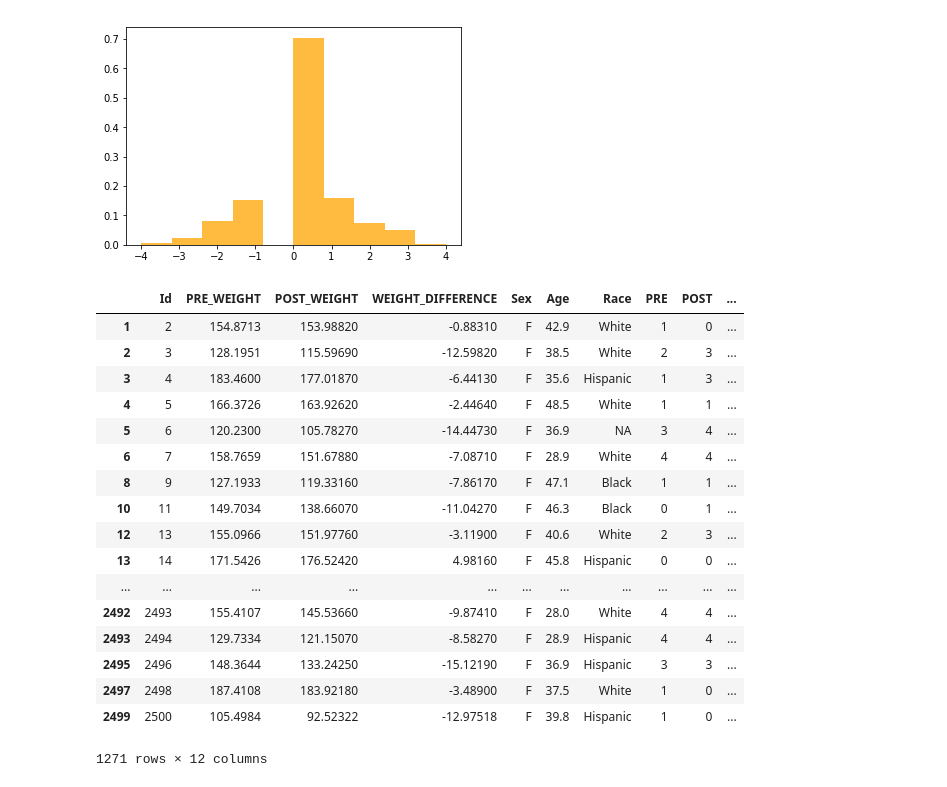
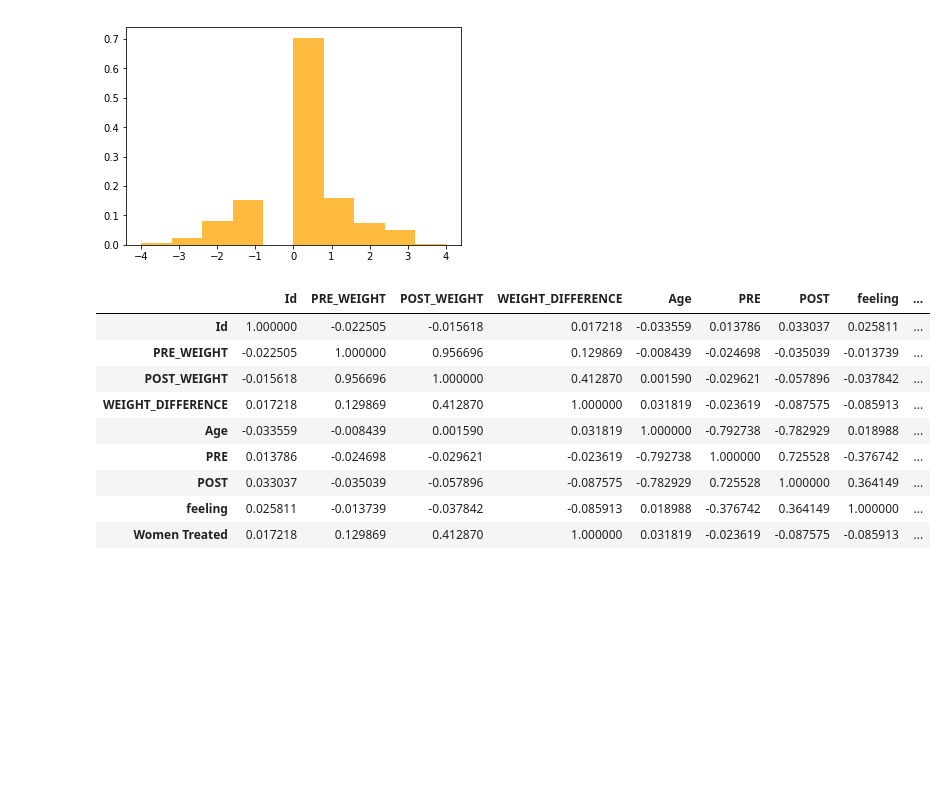
Before and after one commit to cho244/stanford_research, a Jupyter notebook: Data_Analysis.ipynb, the cells around one changed output. Cells and saved outputs as stored; diff of their text form; code cells hidden in the pictures; blank space fills up the shorter version.

```diff
--- a/Data_Analysis.ipynb
+++ b/Data_Analysis.ipynb
@@ -585,23 +563,15 @@ n, bins, patches = plt.hist(control_men['feeling'], 10, density=True, facecolor=
 # %% [output]
 [figure]
 # %%
-treated_women
+treated_women.corr()
 # %% [output]
-|  | Id | PRE_WEIGHT | POST_WEIGHT | WEIGHT_DIFFERENCE | Sex | Age | Race | PRE | POST | ... |
-| 1 | 2 | 154.8713 | 153.98820 | -0.88310 | F | 42.9 | White | 1 | 0 | ... |
-| 2 | 3 | 128.1951 | 115.59690 | -12.59820 | F | 38.5 | White | 2 | 3 | ... |
-| 3 | 4 | 183.4600 | 177.01870 | -6.44130 | F | 35.6 | Hispanic | 1 | 3 | ... |
-| 4 | 5 | 166.3726 | 163.92620 | -2.44640 | F | 48.5 | White | 1 | 1 | ... |
-| 5 | 6 | 120.2300 | 105.78270 | -14.44730 | F | 36.9 | NA | 3 | 4 | ... |
-| 6 | 7 | 158.7659 | 151.67880 | -7.08710 | F | 28.9 | White | 4 | 4 | ... |
-| 8 | 9 | 127.1933 | 119.33160 | -7.86170 | F | 47.1 | Black | 1 | 1 | ... |
-| 10 | 11 | 149.7034 | 138.66070 | -11.04270 | F | 46.3 | Black | 0 | 1 | ... |
-| 12 | 13 | 155.0966 | 151.97760 | -3.11900 | F | 40.6 | White | 2 | 3 | ... |
-| 13 | 14 | 171.5426 | 176.52420 | 4.98160 | F | 45.8 | Hispanic | 0 | 0 | ... |
-| ... | ... | ... | ... | ... | ... | ... | ... | ... | ... | ... |
-| 2492 | 2493 | 155.4107 | 145.53660 | -9.87410 | F | 28.0 | White | 4 | 4 | ... |
-| 2493 | 2494 | 129.7334 | 121.15070 | -8.58270 | F | 28.9 | Hispanic | 4 | 4 | ... |
-| 2495 | 2496 | 148.3644 | 133.24250 | -15.12190 | F | 36.9 | Hispanic | 3 | 3 | ... |
-| 2497 | 2498 | 187.4108 | 183.92180 | -3.48900 | F | 37.5 | White | 1 | 0 | ... |
-| 2499 | 2500 | 105.4984 | 92.52322 | -12.97518 | F | 39.8 | Hispanic | 1 | 0 | ... |
+|  | Id | PRE_WEIGHT | POST_WEIGHT | WEIGHT_DIFFERENCE | Age | PRE | POST | feeling | ... |
+| Id | 1.000000 | -0.022505 | -0.015618 | 0.017218 | -0.033559 | 0.013786 | 0.033037 | 0.025811 | ... |
+| PRE_WEIGHT | -0.022505 | 1.000000 | 0.956696 | 0.129869 | -0.008439 | -0.024698 | -0.035039 | -0.013739 | ... |
+| POST_WEIGHT | -0.015618 | 0.956696 | 1.000000 | 0.412870 | 0.001590 | -0.029621 | -0.057896 | -0.037842 | ... |
+| WEIGHT_DIFFERENCE | 0.017218 | 0.129869 | 0.412870 | 1.000000 | 0.031819 | -0.023619 | -0.087575 | -0.085913 | ... |
+| Age | -0.033559 | -0.008439 | 0.001590 | 0.031819 | 1.000000 | -0.792738 | -0.782929 | 0.018988 | ... |
+| PRE | 0.013786 | -0.024698 | -0.029621 | -0.023619 | -0.792738 | 1.000000 | 0.725528 | -0.376742 | ... |
+| POST | 0.033037 | -0.035039 | -0.057896 | -0.087575 | -0.782929 | 0.725528 | 1.000000 | 0.364149 | ... |
+| feeling | 0.025811 | -0.013739 | -0.037842 | -0.085913 | 0.018988 | -0.376742 | 0.364149 | 1.000000 | ... |
+| Women Treated | 0.017218 | 0.129869 | 0.412870 | 1.000000 | 0.031819 | -0.023619 | -0.087575 | -0.085913 | ... |
-1271 rows × 12 columns
```
Also changed, not shown: parts of 6 cells of this notebook.
